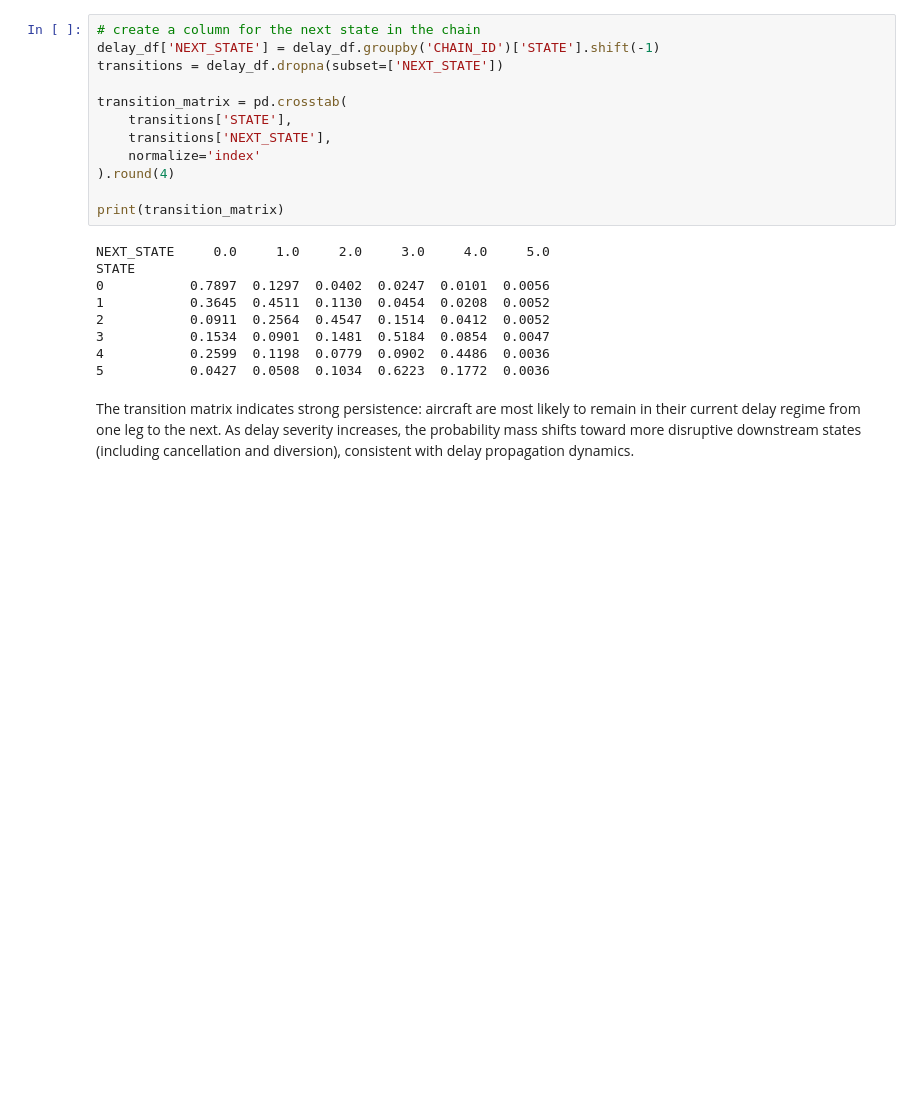
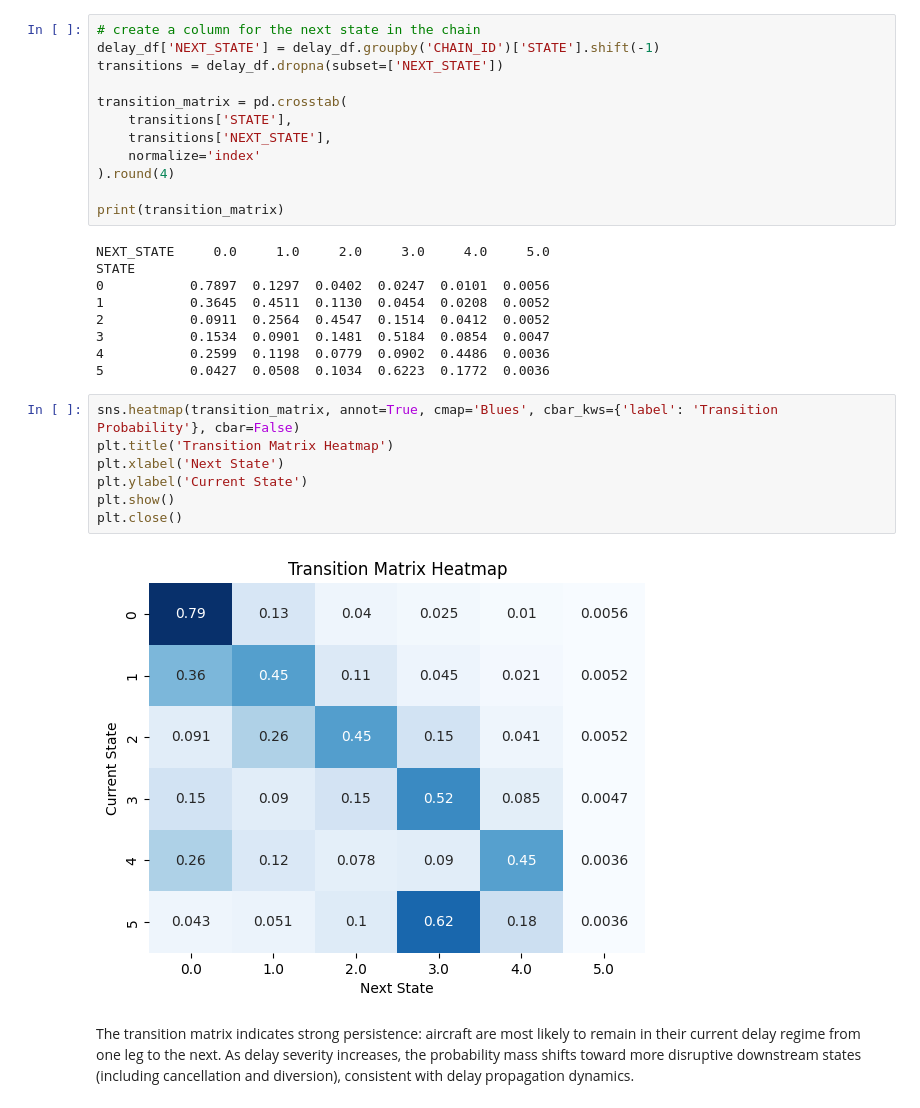
Before and after one commit to KamranSHussain/Flight-Delay-Propagation-Modeling, a Jupyter notebook: flight_delay_analysis.ipynb, the cells around one changed output. Cells and saved outputs as stored; diff of their text form; blank space fills up the shorter version.

```diff
--- a/flight_delay_analysis.ipynb
+++ b/flight_delay_analysis.ipynb
@@ -471,6 +470,15 @@ STATE
 3           0.1534  0.0901  0.1481  0.5184  0.0854  0.0047
 4           0.2599  0.1198  0.0779  0.0902  0.4486  0.0036
 5           0.0427  0.0508  0.1034  0.6223  0.1772  0.0036
+# %%
+sns.heatmap(transition_matrix, annot=True, cmap='Blues', cbar_kws={'label': 'Transition Probability'}, cbar=False)
+plt.title('Transition Matrix Heatmap')
+plt.xlabel('Next State')
+plt.ylabel('Current State')
+plt.show()
+plt.close()
+# %% [output]
+[figure, added]
 # %% [markdown]
 The transition matrix indicates strong persistence: aircraft are most likely to remain in their current delay regime from one leg to the next. As delay severity increases, the probability mass shifts toward more disruptive downstream states (including cancellation and diversion), consistent with delay propagation dynamics.
 # %%
```
Also changed, not shown: parts of 6 cells of this notebook.
